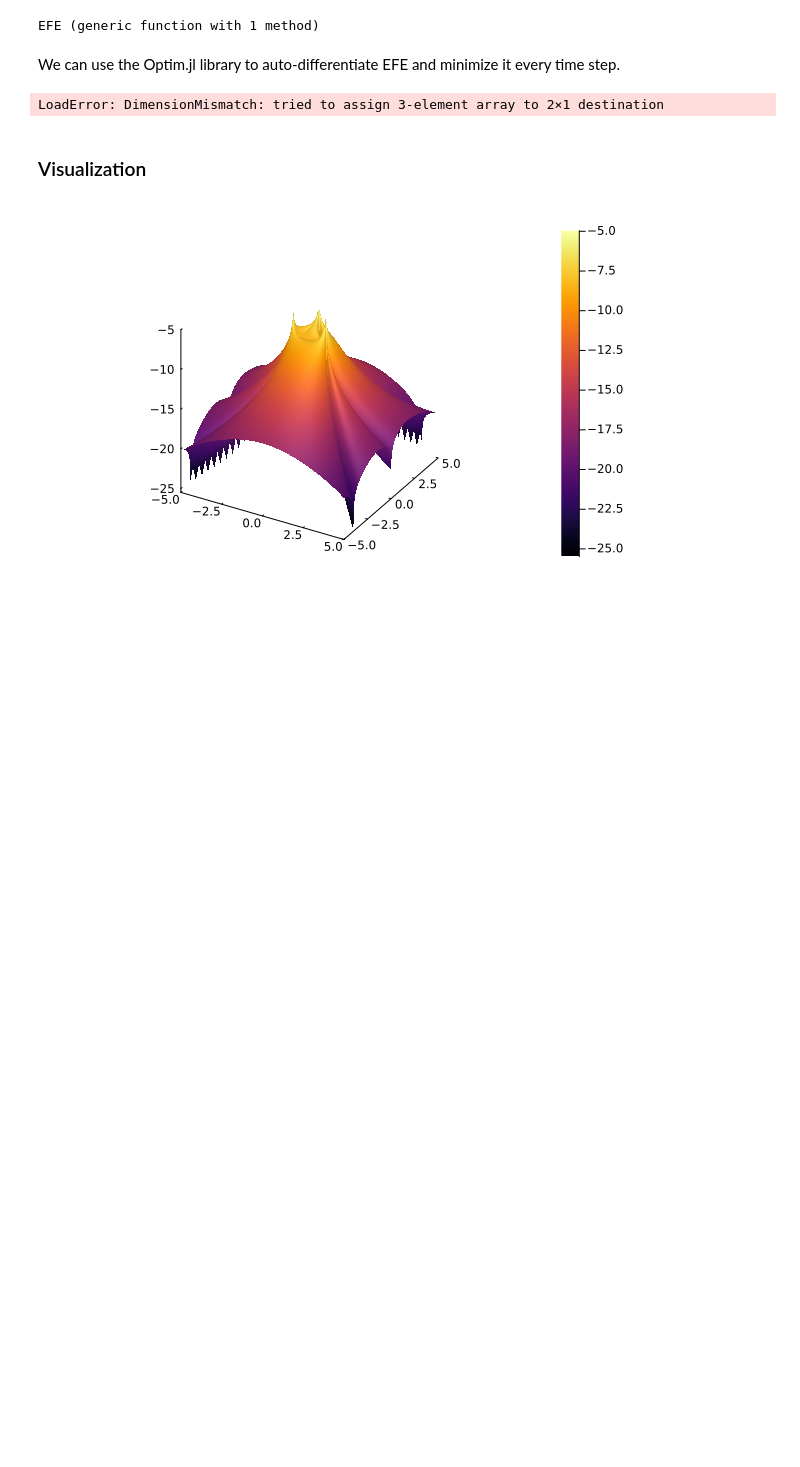
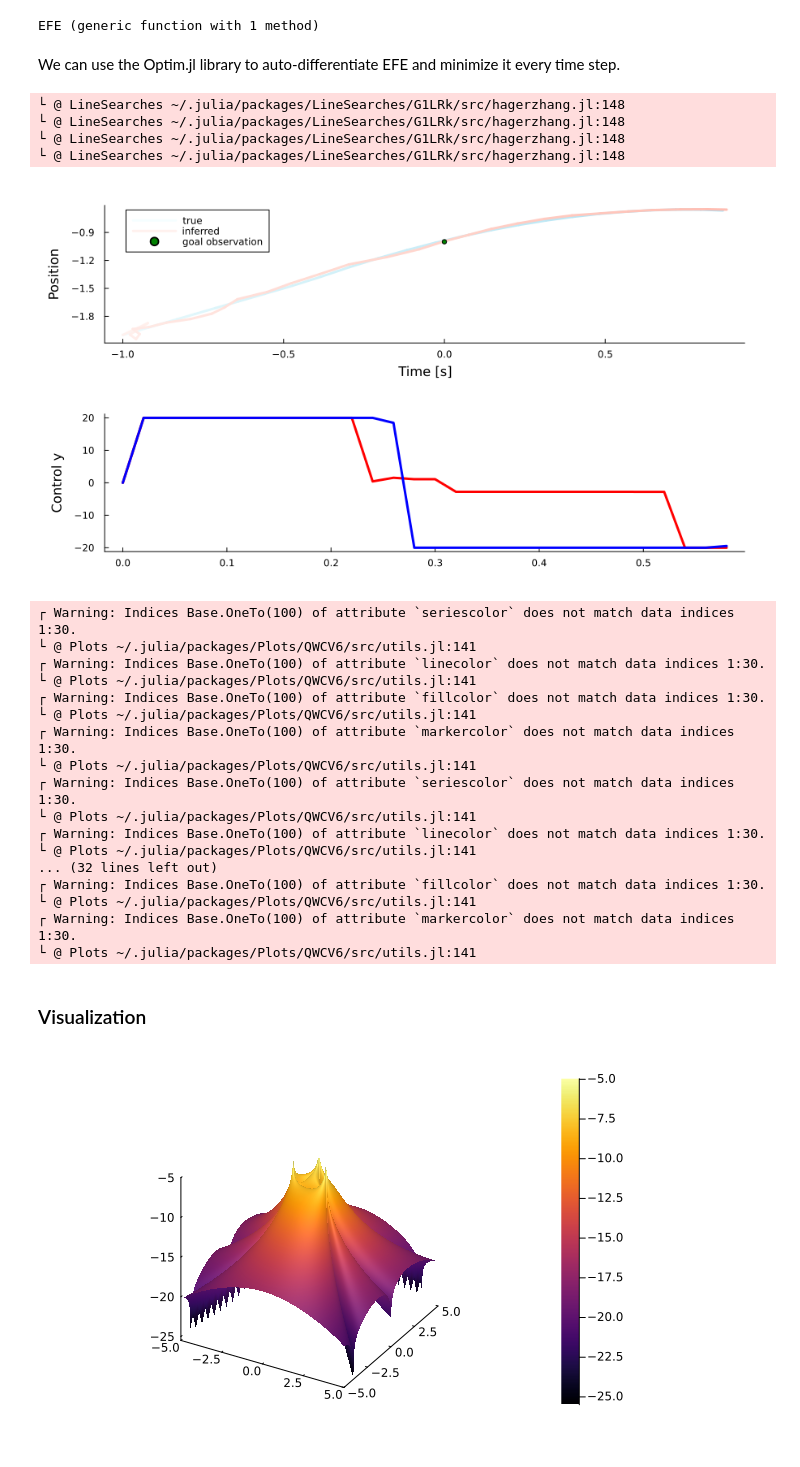
Before and after one commit to biaslab/IWAI2024-ambiguity, a Jupyter notebook: NLA-botnav-trilateration.ipynb, the cells around one changed output. Saved outputs shown, nothing was run; the diff lists cells and outputs as text; code cells hidden in the pictures; blank space fills up the shorter version.

```diff
--- a/NLA-botnav-trilateration.ipynb
+++ b/NLA-botnav-trilateration.ipynb
@@ -310,37 +310,38 @@ EFE (generic function with 1 method)
 # %% [markdown]
 We can use the Optim.jl library to auto-differentiate EFE and minimize it every time step.
 # %%
-len_trial = 50
+len_trial = 30
 time = range(0, step=Δt, length=len_trial)
 
 # Time horizon
-len_horizon = 3;
+len_horizon = 8;
 # %%
 # Distribution around goal state
-goal = (y_star, 1e-3*diagm(ones(2)))
+goal = (y_star, 1e-1*diagm(ones(3)))
 
 # Limits of controller
-u_lims = (-10.0, 10.0)
+u_lims = (-20.0, 20.0)
 
 # Preallocate
 z_est = (zeros(4,len_trial), zeros(4,4,len_trial))
 z_sim = zeros(4,len_trial)
-y_sim = zeros(2,len_trial)
+y_sim = zeros(3,len_trial)
 u_sim = zeros(2,len_trial)
 
 # Initial belief
-m_0 = zeros(4)
+m_0 = z_0
 S_0 = diagm(ones(4))
 
-# Actual initial state
+# Initial state
 z_sim[:,1] = z_0
+z_est[1][:,1] = z_0
 
 # Start recursion
 m_kmin1 = m_0
 S_kmin1 = S_0
 
 # Initialize policy
-policy = zeros(len_horizon)
+policy = zeros(2*len_horizon)
 
 @showprogress for k in 2:len_trial
 
@@ -356,7 +357,7 @@ policy = zeros(len_horizon)
     S_k_pred = A*S_kmin1*A' .+ Q
 
     # Correction step
-    μ, Σ, Γ = ET2(m_k_pred, S_k_pred, g, addmatrix=R)
+    μ, Σ, Γ = ET2(m_k_pred, S_k_pred, g, addmatrix=R, forceHermitian=true)
     m_k = m_k_pred .+ Γ*inv(Σ)*(y_sim[:,k] - μ)
     S_k = S_k_pred .- Γ*inv(Σ)*Γ'
 
@@ -370,7 +371,7 @@ policy = zeros(len_horizon)
     G(u::AbstractVector) = EFE(u, (m_k,S_k), goal, s_u=1e6, time_horizon=len_horizon)
 
     # Call minimizer using constrained L-BFGS procedure
-    results = Optim.optimize(G, u_lims[1], u_lims[2], policy, Fminbox(LBFGS()); autodiff=:forward)
+    results = Optim.optimize(G, u_lims[1], u_lims[2], policy, Fminbox(LBFGS()), Optim.Options(iterations=10); autodiff=:forward)
 
     # Extract minimizing control
     policy = Optim.minimizer(results)
@@ -382,15 +383,38 @@ policy = zeros(len_horizon)
 
 end
 # %% [output]
-LoadError: DimensionMismatch: tried to assign 3-element array to 2×1 destination
+└ @ LineSearches ~/.julia/packages/LineSearches/G1LRk/src/hagerzhang.jl:148
+└ @ LineSearches ~/.julia/packages/LineSearches/G1LRk/src/hagerzhang.jl:148
+└ @ LineSearches ~/.julia/packages/LineSearches/G1LRk/src/hagerzhang.jl:148
+└ @ LineSearches ~/.julia/packages/LineSearches/G1LRk/src/hagerzhang.jl:148
 # %%
-p301 = plot(time, z_sim[1,:], label="true", ylabel="Position", xlabel="Time [s]")
-scatter!(time, y_sim, label="observations", color="black")
-plot!(time, z_est[1][1,:], ribbon=sqrt.(z_est[2][1,1,:]), label="inferred", color="purple")
-plot!(time, y_star*ones(len_trial), color="green", linestyle=:dash, label="setpoint")
-plot!(time, z_star[1]*ones(len_trial), color="darkgreen", linestyle=:dot, label="goal observation")
-p302 = plot(time, u_sim, color="red", ylabel="Control")
+p301 = plot(z_sim[1,:], z_sim[2,:], c=colormap("Blues"), label="true", ylabel="Position", xlabel="Time [s]")
+# scatter!(y_sim[1,:], y_sim[2,:], label="observations", color="black")
+plot!(z_est[1][1,:], z_est[1][2,:], c=colormap("Reds"), label="inferred")
+# scatter!(y_star[1], y_star[2], color="green", linestyle=:dash, label="setpoint")
+scatter!([z_star[1]], [z_star[2]], color="green", label="goal observation")
+p302 = plot(time, u_sim[1,:], color="red", ylabel="Control x")
+plot!(time, u_sim[2,:], color="blue", ylabel="Control y")
 plot(p301, p302, layout=(2,1), size=(900,500))
+# %% [output]
+[figure, added]
+┌ Warning: Indices Base.OneTo(100) of attribute `seriescolor` does not match data indices 1:30.
+└ @ Plots ~/.julia/packages/Plots/QWCV6/src/utils.jl:141
+┌ Warning: Indices Base.OneTo(100) of attribute `linecolor` does not match data indices 1:30.
+└ @ Plots ~/.julia/packages/Plots/QWCV6/src/utils.jl:141
+┌ Warning: Indices Base.OneTo(100) of attribute `fillcolor` does not match data indices 1:30.
+└ @ Plots ~/.julia/packages/Plots/QWCV6/src/utils.jl:141
+┌ Warning: Indices Base.OneTo(100) of attribute `markercolor` does not match data indices 1:30.
+└ @ Plots ~/.julia/packages/Plots/QWCV6/src/utils.jl:141
+┌ Warning: Indices Base.OneTo(100) of attribute `seriescolor` does not match data indices 1:30.
+└ @ Plots ~/.julia/packages/Plots/QWCV6/src/utils.jl:141
+┌ Warning: Indices Base.OneTo(100) of attribute `linecolor` does not match data indices 1:30.
+└ @ Plots ~/.julia/packages/Plots/QWCV6/src/utils.jl:141
+... (32 lines left out)
+┌ Warning: Indices Base.OneTo(100) of attribute `fillcolor` does not match data indices 1:30.
+└ @ Plots ~/.julia/packages/Plots/QWCV6/src/utils.jl:141
+┌ Warning: Indices Base.OneTo(100) of attribute `markercolor` does not match data indices 1:30.
+└ @ Plots ~/.julia/packages/Plots/QWCV6/src/utils.jl:141
 # %% [markdown]
 ### Visualization
 # %%
```
Also changed, not shown: parts of 9 cells of this notebook.
